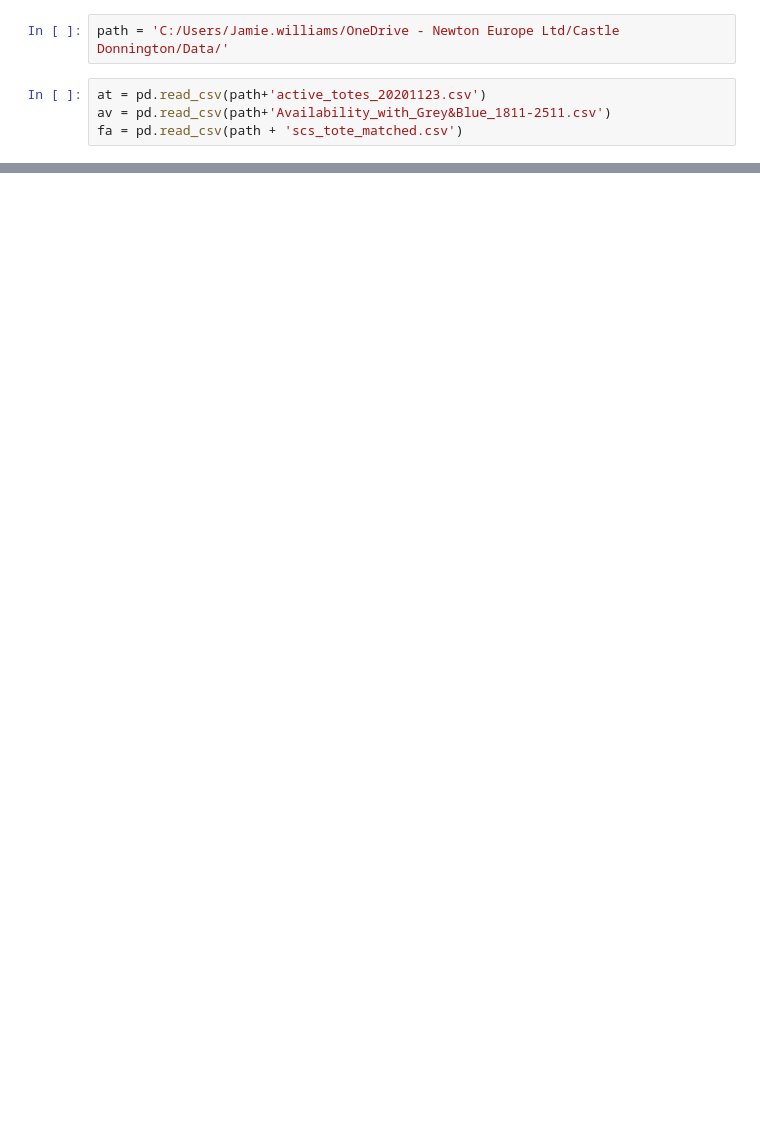
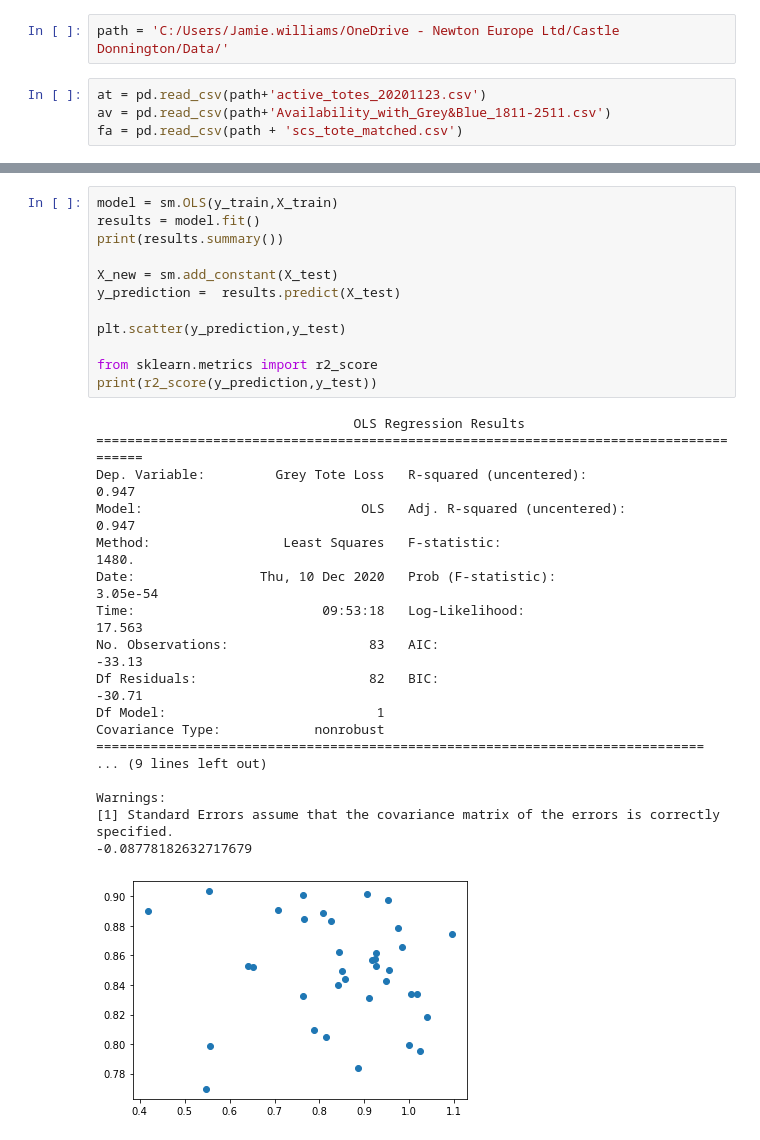
Before and after one commit to ch4413/scs, a Jupyter notebook: notebooks/Basic Model.ipynb, the cells around one changed output, grey strips where cells are left out. Saved outputs shown, nothing was run; the diff lists cells and outputs as text; blank space fills up the shorter version.

Commit message:
Updated notebook, T score code but not working yet

```diff
--- a/notebooks/Basic Model.ipynb
+++ b/notebooks/Basic Model.ipynb
@@ -130,3 +116,34 @@ ValueError: shapes (83,468) and (36,468) not aligned: 468 (dim 1) != 36 (dim 0)
+# %%
+model = sm.OLS(y_train,X_train)
+results = model.fit()
+print(results.summary())
+
+X_new = sm.add_constant(X_test)
+y_prediction =  results.predict(X_test)
+
+plt.scatter(y_prediction,y_test)
+
+from sklearn.metrics import r2_score
+print(r2_score(y_prediction,y_test))
+# %% [output]
+                                 OLS Regression Results
+=======================================================================================
+Dep. Variable:         Grey Tote Loss   R-squared (uncentered):                   0.947
+Model:                            OLS   Adj. R-squared (uncentered):              0.947
+Method:                 Least Squares   F-statistic:                              1480.
+Date:                Thu, 10 Dec 2020   Prob (F-statistic):                    3.05e-54
+Time:                        09:53:18   Log-Likelihood:                          17.563
+No. Observations:                  83   AIC:                                     -33.13
+Df Residuals:                      82   BIC:                                     -30.71
+Df Model:                           1
+Covariance Type:            nonrobust
+==============================================================================
+... (9 lines left out)
+
+Warnings:
+[1] Standard Errors assume that the covariance matrix of the errors is correctly specified.
+-0.08778182632717679
+[figure, added]
 # %%
 plt.figure(figsize=(20,5))
 sns.barplot(data=Coeff, x='Feature',y = 'Coefficients')
```
Also changed, not shown: parts of 18 cells of this notebook, 2 other files.
